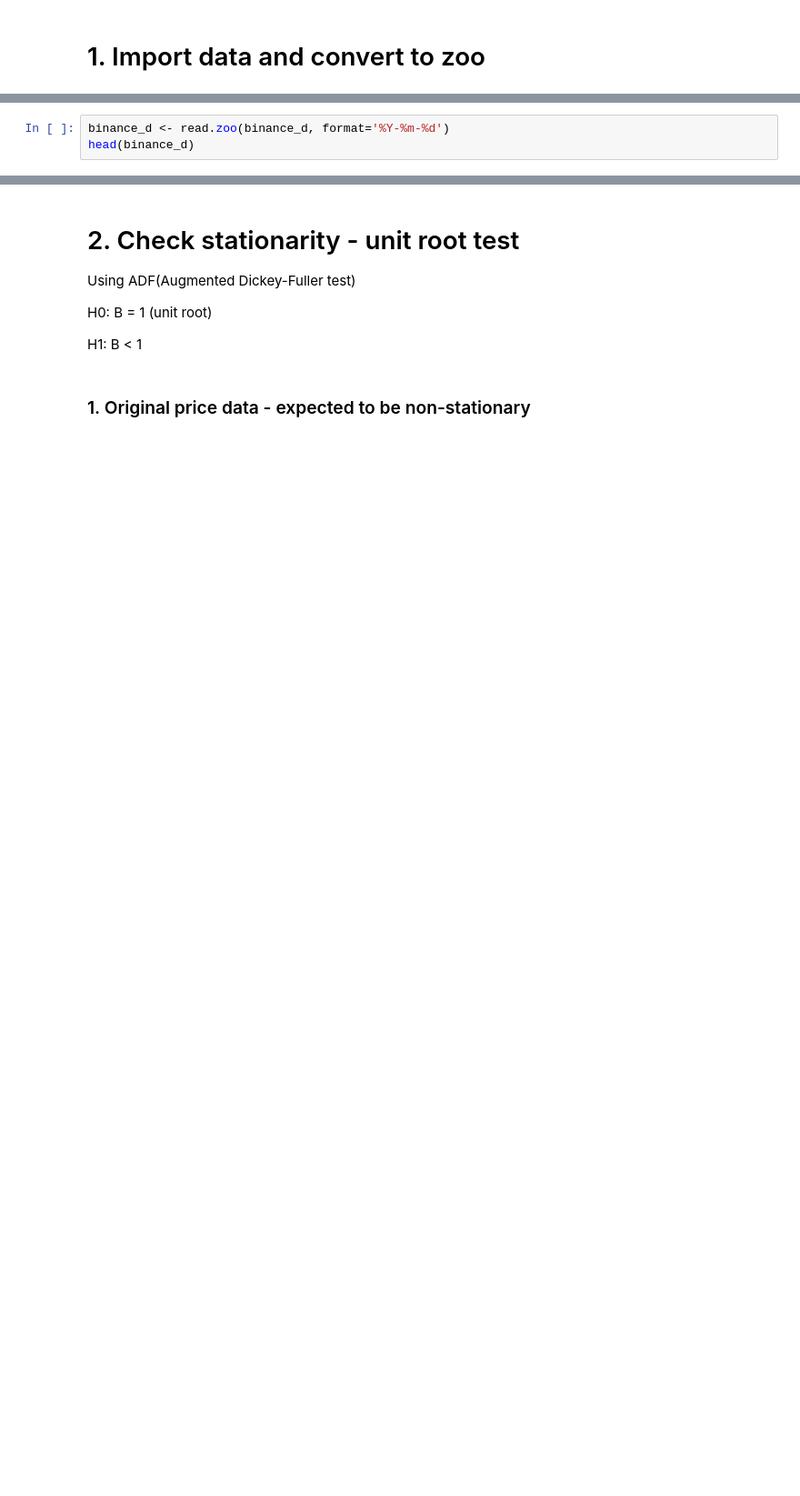
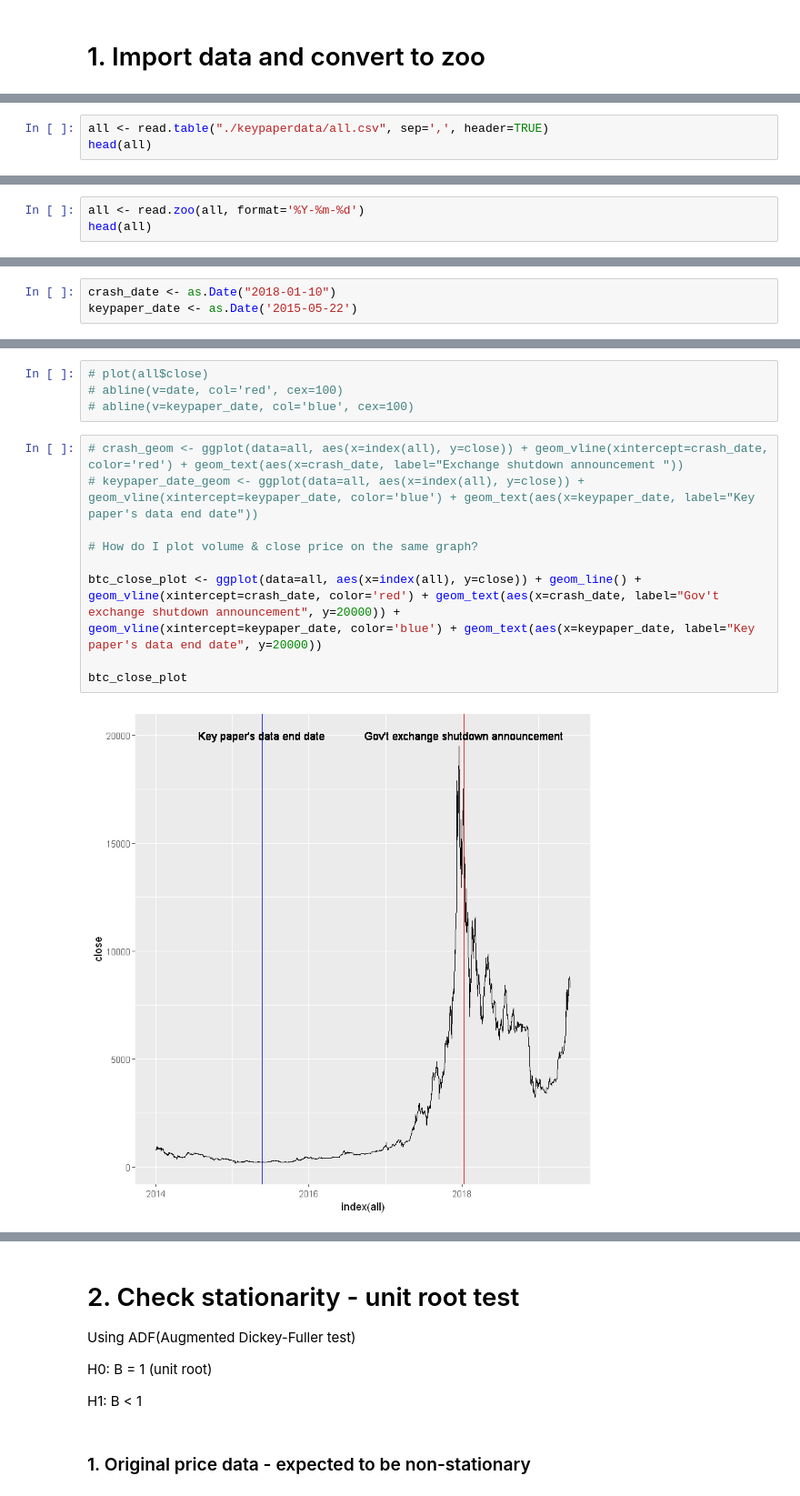
Before and after one commit to jaepil-choi/KIS_Research, a Jupyter notebook: coin-GARCH-R.ipynb, the cells around one changed output, grey strips where cells are left out. Shown: that part at 91% size. Drawn from its saved outputs; the diff is of its cells as text; blank space fills up the shorter version.

Commit message:
Replace COIN-GARCH-R data to new data. Also some minor changes.
- Add crash function to avoid abundance of variables
- Plot data using ggplot2 instead of stock plot()

```diff
--- a/coin-GARCH-R.ipynb
+++ b/coin-GARCH-R.ipynb
@@ -59,0 +37,3 @@ binance_h <- select(binance_h, -c(Symbol))
+# %%
+all <- read.table("./keypaperdata/all.csv", sep=',', header=TRUE)
+head(all)
@@ -60,4 +50,4 @@ binance_h <- select(binance_h, -c(Symbol))
 # %%
-binance_d <- read.zoo(binance_d, format='%Y-%m-%d')
-head(binance_d)
+all <- read.zoo(all, format='%Y-%m-%d')
+head(all)
 # %% [output]
@@ -123,0 +72,3 @@ abline(v=as.Date("2018-01-10"), col='red', cex=100)
+# %%
+crash_date <- as.Date("2018-01-10")
+keypaper_date <- as.Date('2015-05-22')
@@ -123,0 +90,17 @@ abline(v=as.Date("2018-01-10"), col='red', cex=100)
+# %%
+# plot(all$close)
+# abline(v=date, col='red', cex=100)
+# abline(v=keypaper_date, col='blue', cex=100)
+# %%
+# crash_geom <- ggplot(data=all, aes(x=index(all), y=close)) + geom_vline(xintercept=crash_date, color='red') + geom_text(aes(x=crash_date, label="Exchange shutdown announcement "))
+# keypaper_date_geom <- ggplot(data=all, aes(x=index(all), y=close)) + geom_vline(xintercept=keypaper_date, color='blue') + geom_text(aes(x=keypaper_date, label="Key paper's data end date"))
+
+# How do I plot volume & close price on the same graph?
+
+btc_close_plot <- ggplot(data=all, aes(x=index(all), y=close)) + geom_line() +
+geom_vline(xintercept=crash_date, color='red') + geom_text(aes(x=crash_date, label="Gov't exchange shutdown announcement", y=20000)) +
+geom_vline(xintercept=keypaper_date, color='blue') + geom_text(aes(x=keypaper_date, label="Key paper's data end date", y=20000))
+
+btc_close_plot
+# %% [output]
+[figure, added]
```
Also changed, not shown: parts of 29 cells of this notebook, 4 other files.
